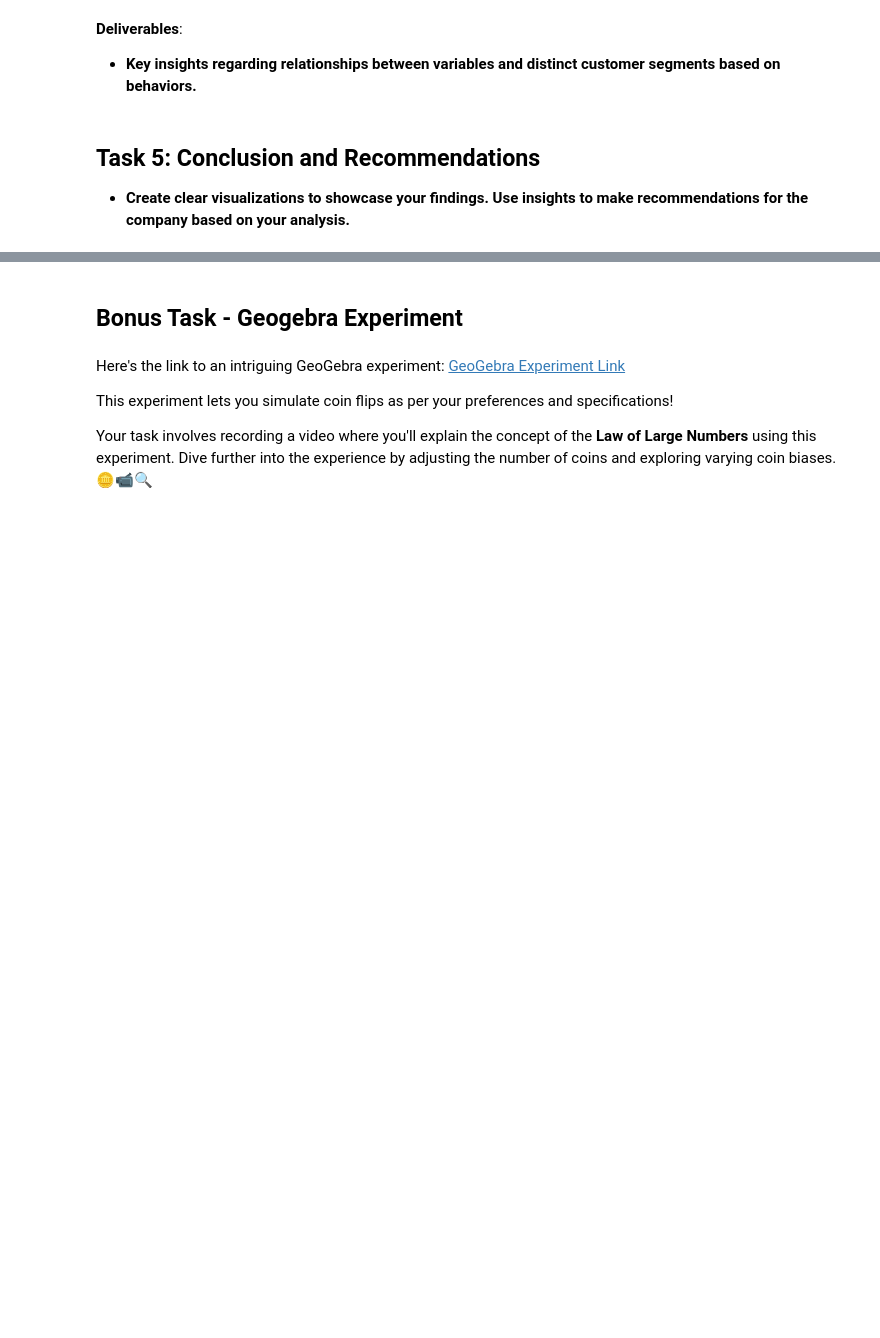
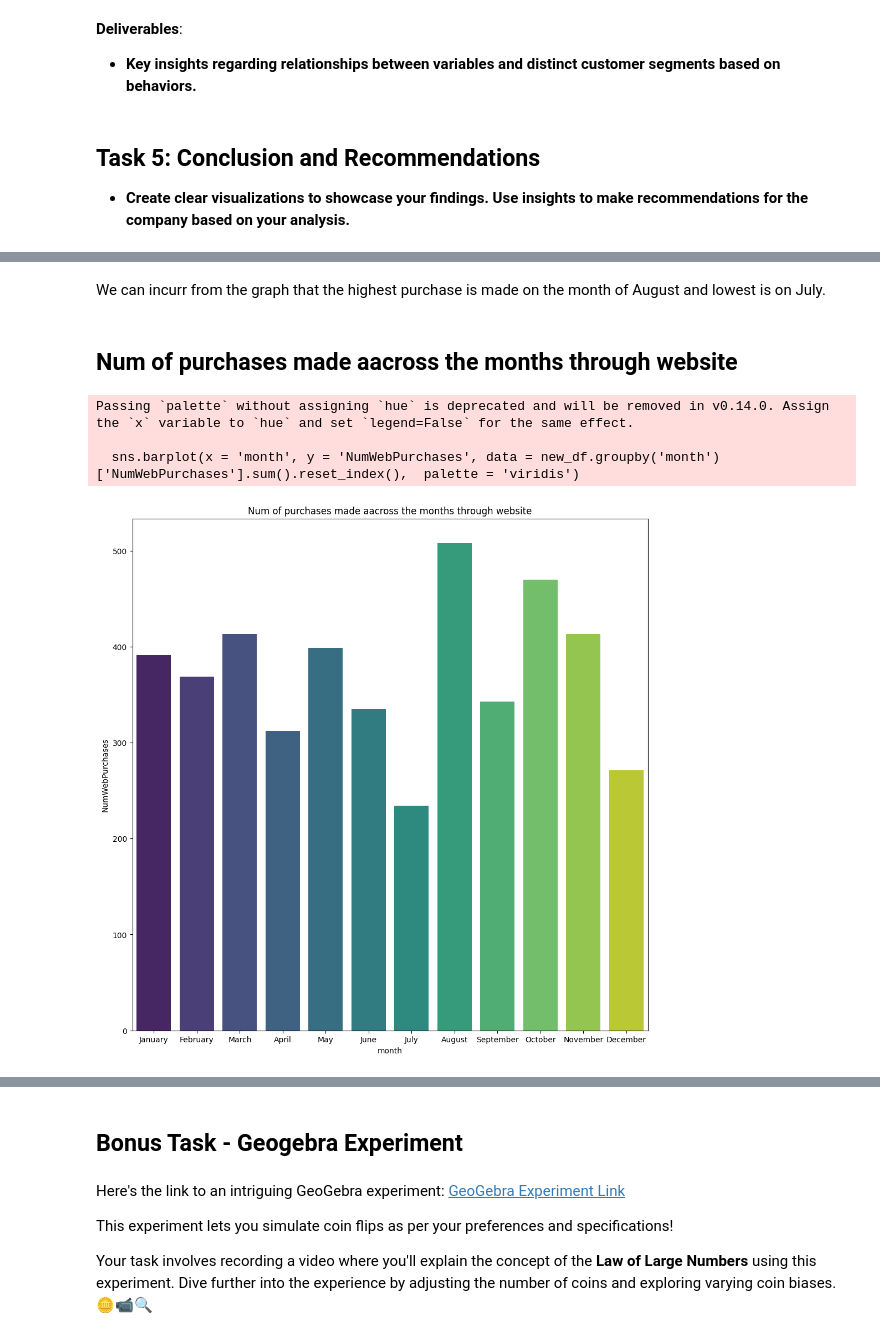
Before and after one commit to Tilak46-R/-Customer-Purchase-Behavior-Analysis-using-Descriptive-Statistics, a Jupyter notebook: Tilak_Assignment_of_Applied_Statistics_Project.ipynb, the cells around one changed output, grey strips where cells are left out. Saved outputs shown, nothing was run; the diff lists cells and outputs as text; code cells hidden in the pictures; blank space fills up the shorter version.

```diff
--- a/Tilak_Assignment_of_Applied_Statistics_Project.ipynb
+++ b/Tilak_Assignment_of_Applied_Statistics_Project.ipynb
@@ -757,0 +773,15 @@ plt.show()
+# %% [markdown]
+We can incurr from the graph that the highest purchase is made on the month of August and lowest is on July.
+# %% [markdown]
+## **Num of purchases made aacross the months through website**
+# %%
+plt.figure(figsize = (12,12))
+
+sns.barplot(x = 'month', y = 'NumWebPurchases', data = new_df.groupby('month')['NumWebPurchases'].sum().reset_index(),  palette = 'viridis')
+plt.title("Num of purchases made aacross the months through website")
+plt.show()
+# %% [output]
+Passing `palette` without assigning `hue` is deprecated and will be removed in v0.14.0. Assign the `x` variable to `hue` and set `legend=False` for the same effect.
+
+  sns.barplot(x = 'month', y = 'NumWebPurchases', data = new_df.groupby('month')['NumWebPurchases'].sum().reset_index(),  palette = 'viridis')
+[figure, added]
```
Also changed, not shown: parts of 14 cells of this notebook.
